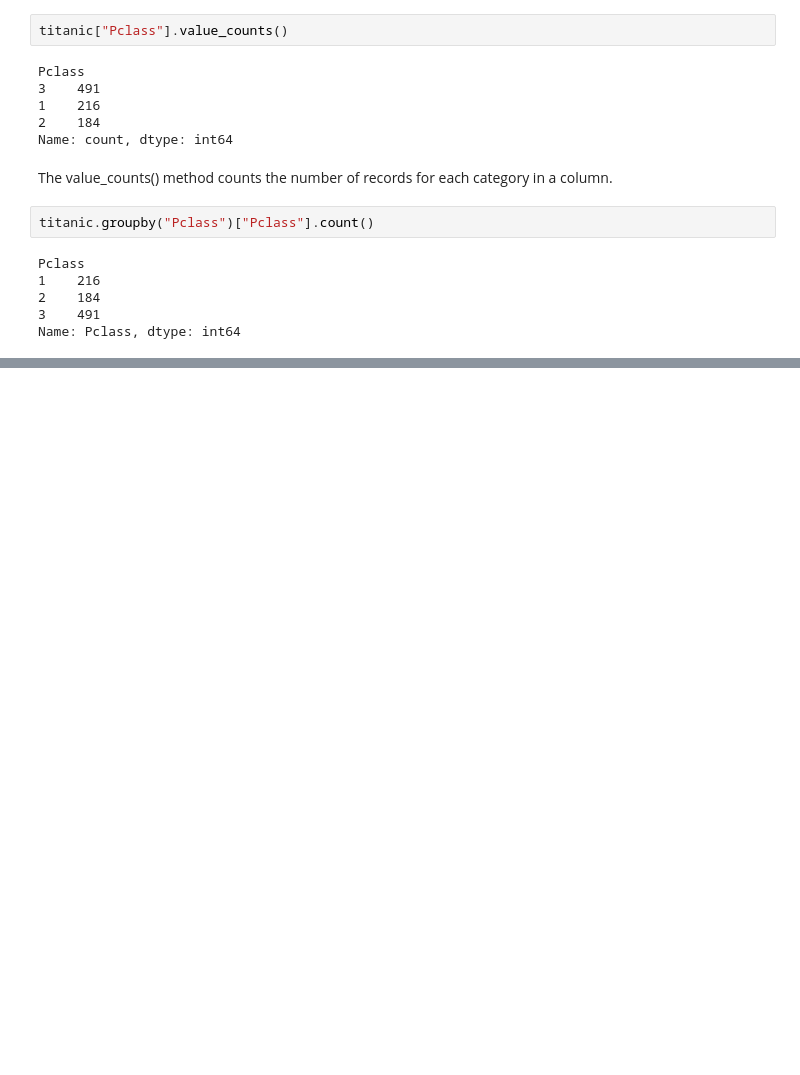
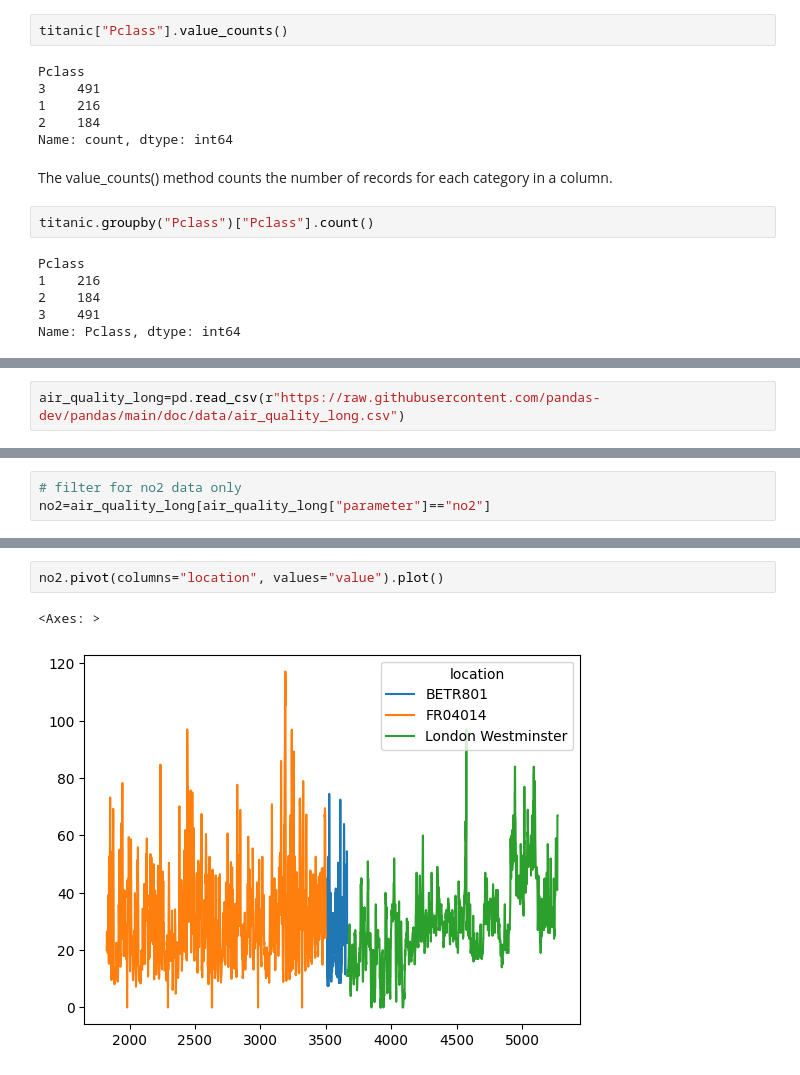
Before and after one commit to chandan-nagaraju/DS_learning, a Jupyter notebook: Notebooks/01 fundamentals/2. Pandas.ipynb, the cells around one changed output, grey strips where cells are left out. Cells and saved outputs as stored; diff of their text form; blank space fills up the shorter version.

Commit message:
pandas full

```diff
--- a/Notebooks/01 fundamentals/2. Pandas.ipynb
+++ b/Notebooks/01 fundamentals/2. Pandas.ipynb
@@ -641,0 +638,2 @@ KeyError: 'value'
+# %%
+air_quality_long=pd.read_csv(r"https://raw.githubusercontent.com/pandas-dev/pandas/main/doc/data/air_quality_long.csv")
@@ -641,0 +670,3 @@ KeyError: 'value'
+# %%
+# filter for no2 data only
+no2=air_quality_long[air_quality_long["parameter"]=="no2"]
@@ -641,0 +724,5 @@ KeyError: 'value'
+# %%
+no2.pivot(columns="location", values="value").plot()
+# %% [output]
+<Axes: >
+[figure, added]
```
Also changed, not shown: parts of 38 cells of this notebook.
